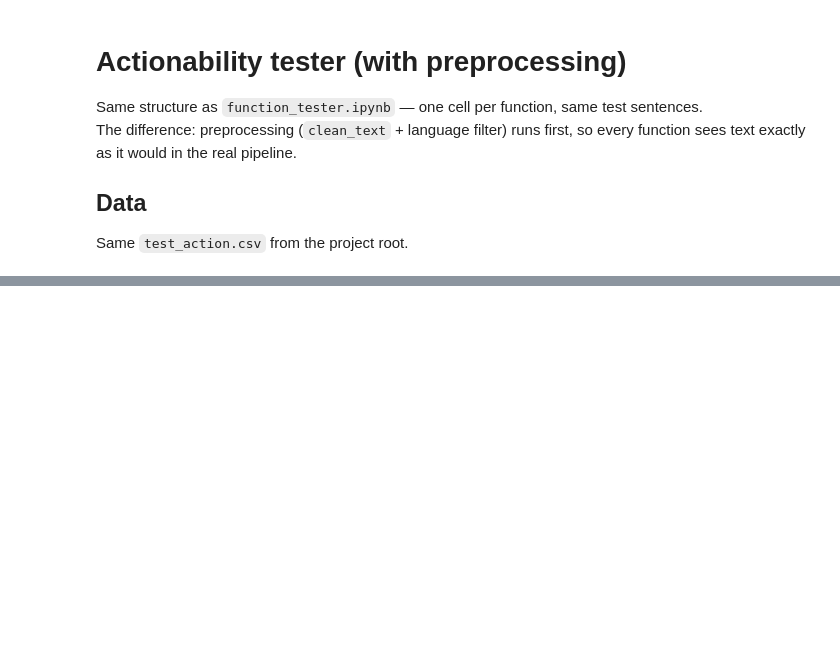
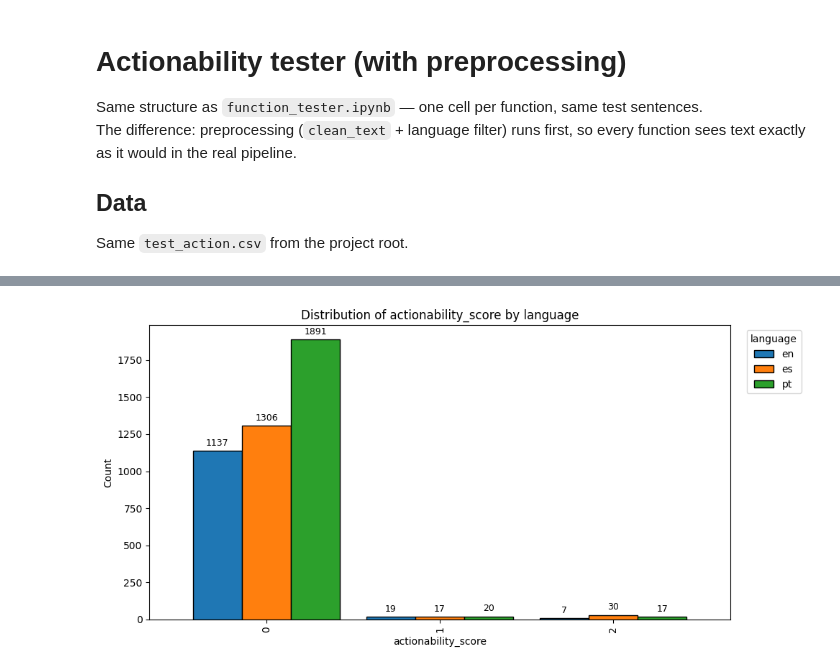
Before and after one commit to Lenap0911/NLP-model, a Jupyter notebook: nlp/actionability_tester.ipynb, the cells around one changed output, grey strips where cells are left out. Saved outputs shown, nothing was run; the diff lists cells and outputs as text; code cells hidden in the pictures; blank space fills up the shorter version.

```diff
--- a/nlp/actionability_tester.ipynb
+++ b/nlp/actionability_tester.ipynb
@@ -290,0 +419,51 @@ print(f'locations found:   {feats["top_locations"]}')
+# %%
+
+# Distribution of actionability_score (0/1/2) by language, with counts on bars
+
+import numpy as np
+import pandas as pd
+import matplotlib.pyplot as plt
+
+score_col = "actionability_score"
+lang_col = "language"
+
+for c in [score_col, lang_col]:
+    if c not in df_out.columns:
+        raise KeyError(f"Column '{c}' not found. Available columns: {list(df_out.columns)}")
+
+dfp = df_out[[score_col, lang_col]].copy()
+dfp[score_col] = pd.to_numeric(dfp[score_col], errors="coerce")
+dfp[lang_col] = dfp[lang_col].astype(str).str.strip().str.lower()
+dfp = dfp.dropna(subset=[score_col, lang_col])
+
+# Keep only scores 0/1/2
+dfp = dfp[dfp[score_col].isin([0, 1, 2])].copy()
+dfp[score_col] = dfp[score_col].astype(int)
+
+# counts per score per language (rows=score, cols=language)
+ct = (
+    dfp.groupby([score_col, lang_col])
+       .size()
+       .unstack(lang_col)
+       .fillna(0)
+       .astype(int)
+)
+
+# Ensure rows are ordered 0,1,2 even if missing
+ct = ct.reindex([0, 1, 2], fill_value=0)
+
+ax = ct.plot(kind="bar", figsize=(10, 5), width=0.85, edgecolor="black")
+
+ax.set_title("Distribution of actionability_score by language")
+ax.set_xlabel("actionability_score")
+ax.set_ylabel("Count")
+ax.legend(title="language", bbox_to_anchor=(1.02, 1), loc="upper left")
+plt.tight_layout()
+
+# add counts on top of bars
+for container in ax.containers:
+    ax.bar_label(container, labels=[f"{int(v)}" if v > 0 else "" for v in container.datavalues], padding=3, fontsize=9)
+
+plt.show()
+# %% [output]
+[figure, added]
```
Also changed, not shown: parts of 25 cells of this notebook, 3 other files.
